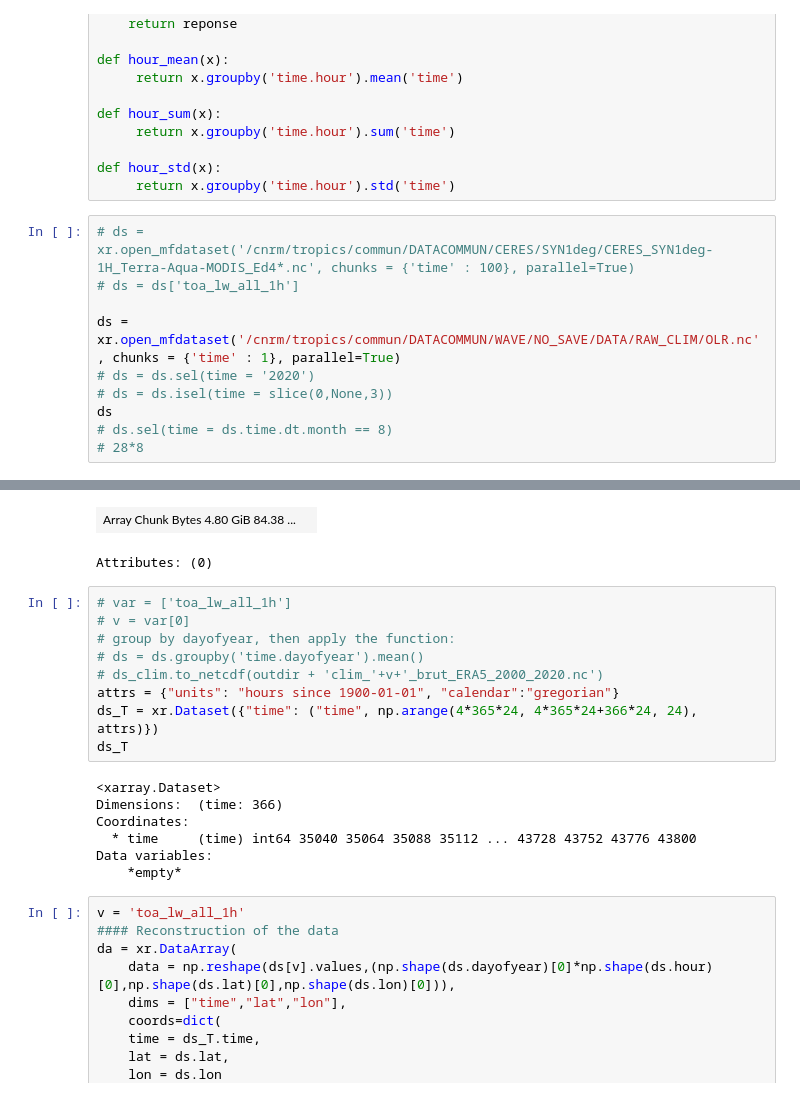
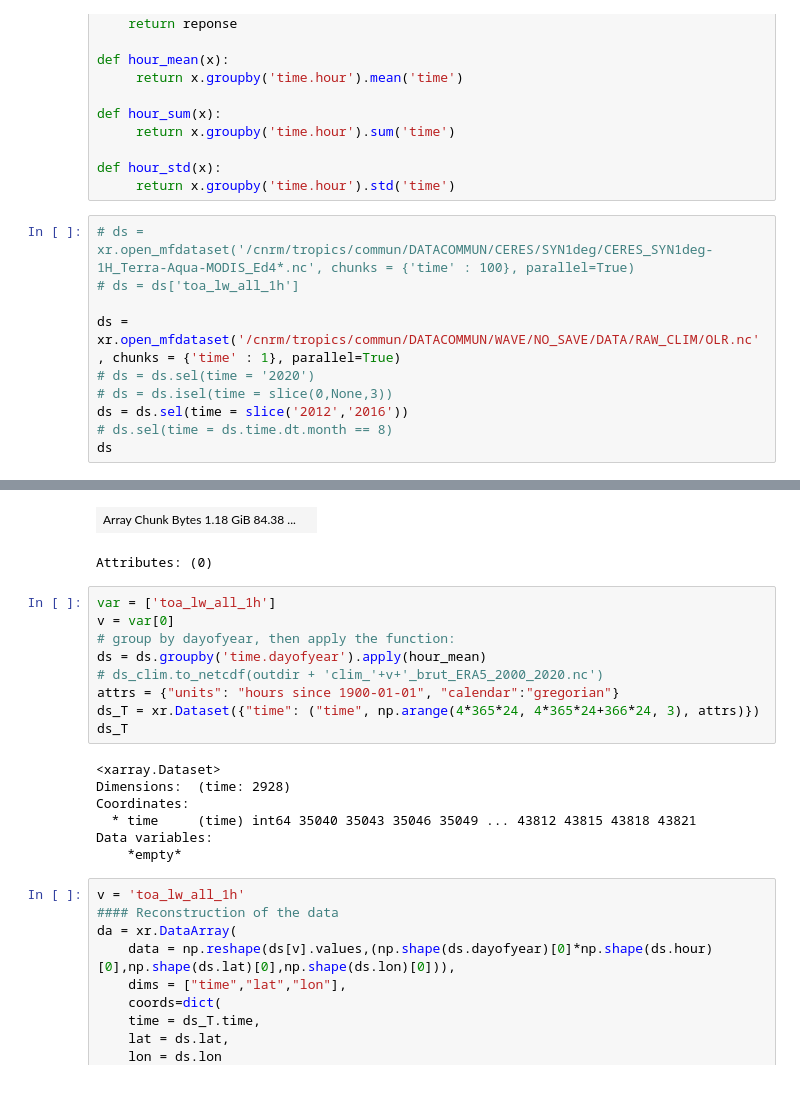
Before and after one commit to durandy86/TOWEL, a Jupyter notebook: CLIM/TROPICS_CLIM_BRUTE_OLR.ipynb, the cells around one changed output, grey strips where cells are left out. Saved outputs shown, nothing was run; the diff lists cells and outputs as text.

```diff
--- a/CLIM/TROPICS_CLIM_BRUTE_OLR.ipynb
+++ b/CLIM/TROPICS_CLIM_BRUTE_OLR.ipynb
@@ -70,7 +70,7 @@ def hour_std(x):
 ds = xr.open_mfdataset('/cnrm/tropics/commun/DATACOMMUN/WAVE/NO_SAVE/DATA/RAW_CLIM/OLR.nc', chunks = {'time' : 1}, parallel=True)
 # ds = ds.sel(time = '2020')
 # ds = ds.isel(time = slice(0,None,3))
+ds = ds.sel(time = slice('2012','2016'))
+# ds.sel(time = ds.time.dt.month == 8)
 ds
-# ds.sel(time = ds.time.dt.month == 8)
-# 28*8
 # %% [output]
@@ -89,24 +89,24 @@ array(['2000-03-01T00:00:00.000000000', '2000-03-01T03:00:00.000000000', '2000-0
 ... (37 lines left out)
 valid_min :
 0
 valid_max :
 500
-| Array Chunk Bytes 4.80 GiB 84.38 ... |  |
+| Array Chunk Bytes 1.18 GiB 84.38 ... |  |
 Attributes: (0)
 # %%
-# var = ['toa_lw_all_1h']
-# v = var[0]
+var = ['toa_lw_all_1h']
+v = var[0]
 # group by dayofyear, then apply the function:
-# ds = ds.groupby('time.dayofyear').mean()
+ds = ds.groupby('time.dayofyear').apply(hour_mean)
 # ds_clim.to_netcdf(outdir + 'clim_'+v+'_brut_ERA5_2000_2020.nc')
 attrs = {"units": "hours since 1900-01-01", "calendar":"gregorian"}
-ds_T = xr.Dataset({"time": ("time", np.arange(4*365*24, 4*365*24+366*24, 24), attrs)})
+ds_T = xr.Dataset({"time": ("time", np.arange(4*365*24, 4*365*24+366*24, 3), attrs)})
 ds_T
 # %% [output]
 <xarray.Dataset>
-Dimensions:  (time: 366)
+Dimensions:  (time: 2928)
 Coordinates:
-  * time     (time) int64 35040 35064 35088 35112 ... 43728 43752 43776 43800
+  * time     (time) int64 35040 35043 35046 35049 ... 43812 43815 43818 43821
 Data variables:
     *empty*
 # %%
```
Also changed, not shown: parts of 3 cells of this notebook, 38 other files.
